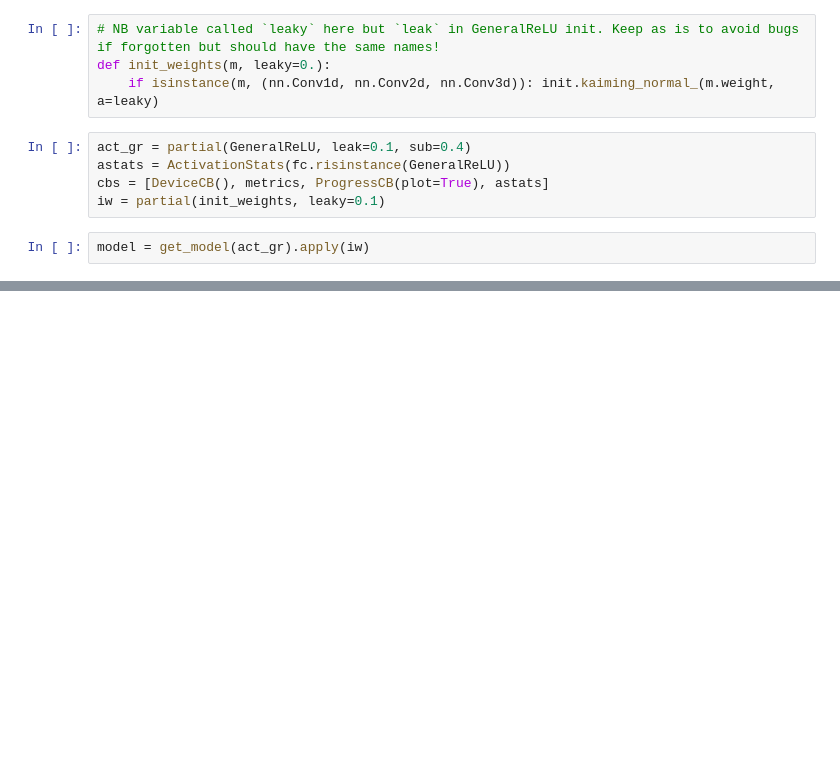
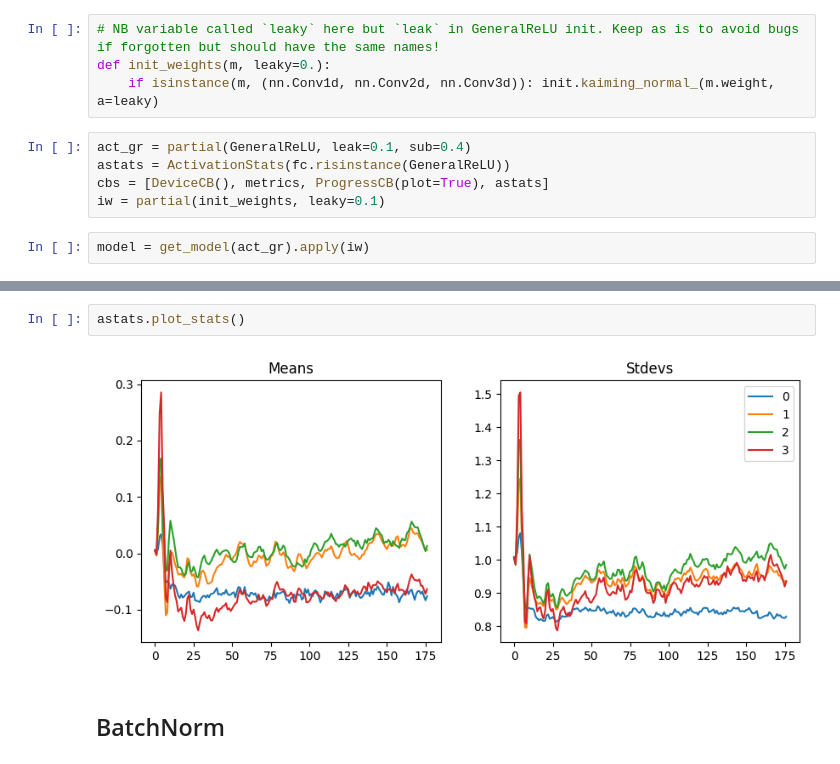
Before and after one commit to teome/diffusion-play, a Jupyter notebook: nbs/11_initialisation.ipynb, the cells around one changed output, grey strips where cells are left out. Drawn from its saved outputs; the diff is of its cells as text; blank space fills up the shorter version.

```diff
--- a/nbs/11_initialisation.ipynb
+++ b/nbs/11_initialisation.ipynb
@@ -328,0 +374,6 @@ astats.dead_chart()
+# %%
+astats.plot_stats()
+# %% [output]
+[figure, added]
+# %% [markdown]
+## BatchNorm
```
Also changed, not shown: parts of 24 cells of this notebook.
